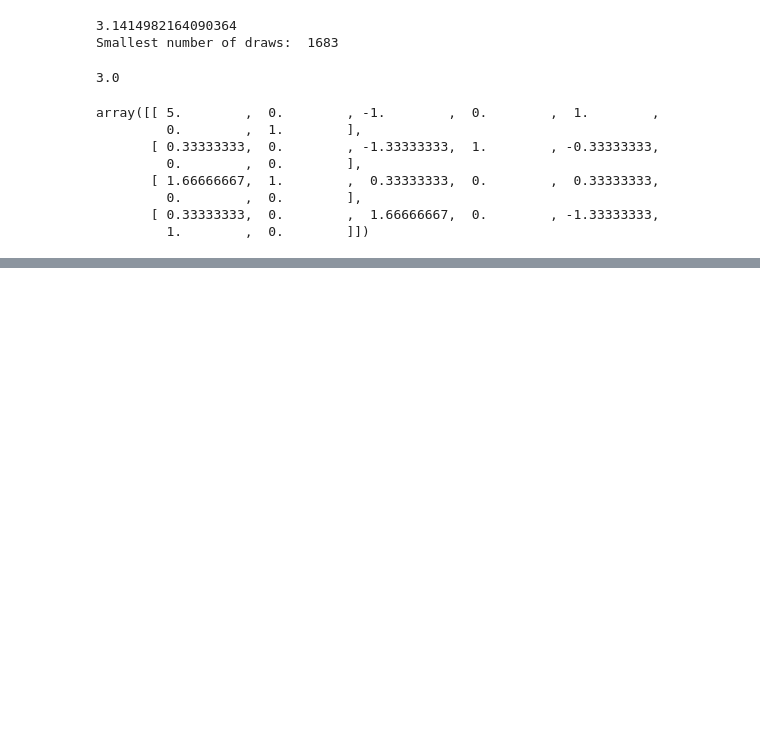
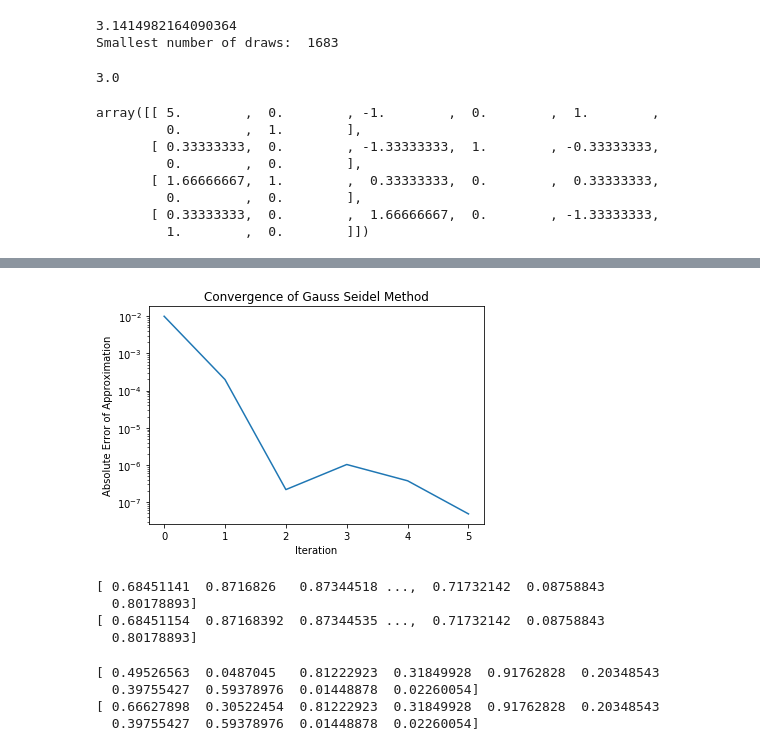
Before and after one commit to benlimsh/BootCamp2017, a Jupyter notebook: Labs/Computation/Week 4/computation_pset4.ipynb, the cells around one changed output, grey strips where cells are left out. Cells and saved outputs as stored; diff of their text form; code cells hidden in the pictures; blank space fills up the shorter version.

```diff
--- a/Labs/Computation/Week 4/computation_pset4.ipynb
+++ b/Labs/Computation/Week 4/computation_pset4.ipynb
@@ -1166,0 +1793,80 @@ array([[ 5.        ,  0.        , -1.        ,  0.        ,  1.        ,
+# %%
+def gauss_seidel_method(A, b, tol, maxiters, plot=False):
+    D = np.diag(A)
+    x = np.zeros(A.shape[0])
+
+    if plot:
+        errs = np.zeros(maxiters)
+
+    iters = 0
+    while iters < maxiters:
+        x0 = np.copy(x)
+        for i in range(A.shape[0]):
+            x0 = np.copy(x)
+            Aix = A[i,:].T @ x0
+            x[i] = x0[i] + ((b[i] - Aix) / D[i])
+        err = np.amax(np.absolute(x - x0))
+
+        if plot:
+            errs[iters] = err
+        if err < tol:
+            break
+        iters += 1
+
+    if plot:
+        xvals = np.arange(0, iters)
+        plt.semilogy(xvals, errs[:iters])
+        plt.title("Convergence of Gauss Seidel Method")
+        plt.xlabel("Iteration")
+        plt.ylabel("Absolute Error of Approximation")
+        plt.show()
+
+
+    return x
+
+
+n = 2000
+b = np.random.random(n)
+A = diag_dom(n)
+x = gauss_seidel_method(A, b, 1e-8, 1000, True)
+
+print(A @ x)
+print(b)
+# %% [output]
+[figure, added]
+[ 0.68451141  0.8716826   0.87344518 ...,  0.71732142  0.08758843
+  0.80178893]
+[ 0.68451154  0.87168392  0.87344535 ...,  0.71732142  0.08758843
+  0.80178893]
+# %%
+def gauss_seidel_sparse(A, b, tol, maxiters):
+    D = sparse.csr_matrix.diagonal(A)
+    x = np.zeros(A.shape[0])
+
+    iters = 0
+    while iters < maxiters:
+        x0 = np.copy(x)
+        for i in range(A.shape[0]):
+            x0 = np.copy(x)
+            rowstart = A.indptr[i]
+            rowend = A.indptr[i + 1]
+            Aix = A.data[rowstart:rowend] @ x[A.indices[rowstart:rowend]]
+            x[i] = x0[i] + ((b[i] - Aix) / D[i])
+        err = np.amax(np.absolute(x - x0))
+        if err < tol:
+            break
+
+    return x
+
+n = 10
+b = np.random.random(n)
+A = sparse.csr_matrix(diag_dom(n))
+x = gauss_seidel_sparse(A, b, 1e-6, 1000)
+
+print(A @ x)
+print(b)
+# %% [output]
+[ 0.49526563  0.0487045   0.81222923  0.31849928  0.91762828  0.20348543
+  0.39755427  0.59378976  0.01448878  0.02260054]
+[ 0.66627898  0.30522454  0.81222923  0.31849928  0.91762828  0.20348543
+  0.39755427  0.59378976  0.01448878  0.02260054]
```
Also changed, not shown: parts of 28 cells of this notebook, 3 other files.
